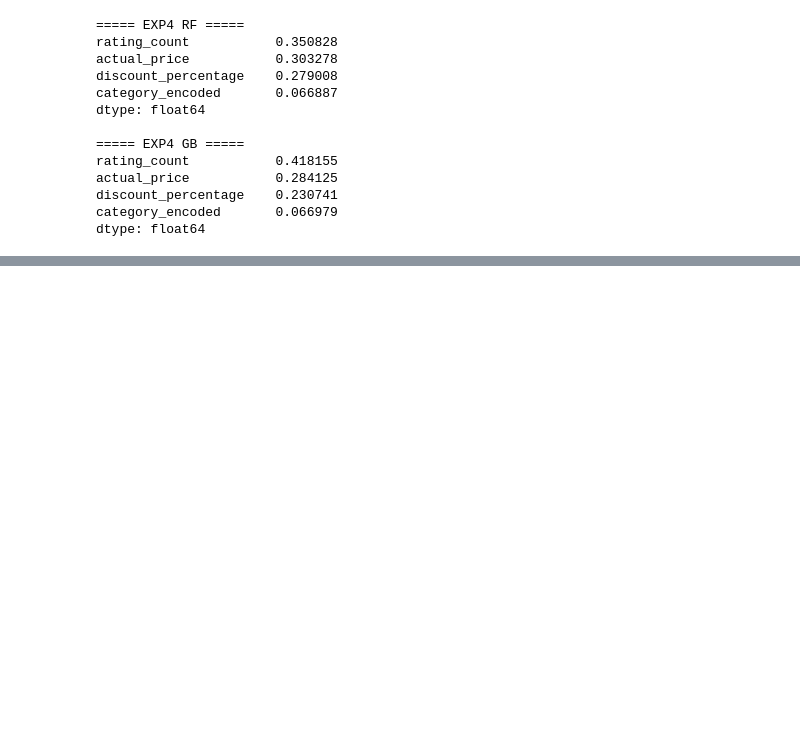
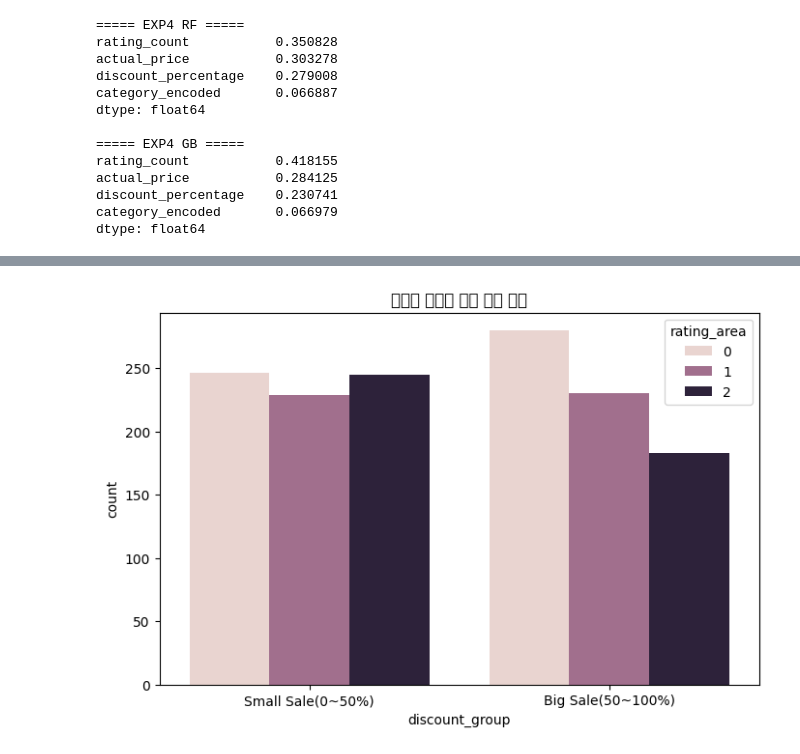
Before and after one commit to user-hjjoo/dacos-team3-toyproject, a Jupyter notebook: notebooks/02_modeling.ipynb, the cells around one changed output, grey strips where cells are left out. Drawn from its saved outputs; the diff is of its cells as text; code cells hidden in the pictures; blank space fills up the shorter version.

```diff
--- a/notebooks/02_modeling.ipynb
+++ b/notebooks/02_modeling.ipynb
@@ -327,0 +393,16 @@ dtype: float64
+# %%
+#4. 가설 검증 시각화
+# 가설 1: 할인율 구간별 평점 분포
+import seaborn as sns
+
+df2['discount_group'] = pd.cut(df2['discount_percentage'],
+                                bins=[0, 50, 100],
+                                labels=['Small Sale(0~50%)', 'Big Sale(50~100%)'])
+
+plt.figure(figsize=(8, 5))
+sns.countplot(x='discount_group', hue='rating_area', data=df2,
+              order=['Small Sale(0~50%)', 'Big Sale(50~100%)'])
+plt.title('할인율 구간별 평점 등급 분포')
+plt.show()
+# %% [output]
+[figure, added]
```
Also changed, not shown: parts of 4 cells of this notebook, 1 other file.
